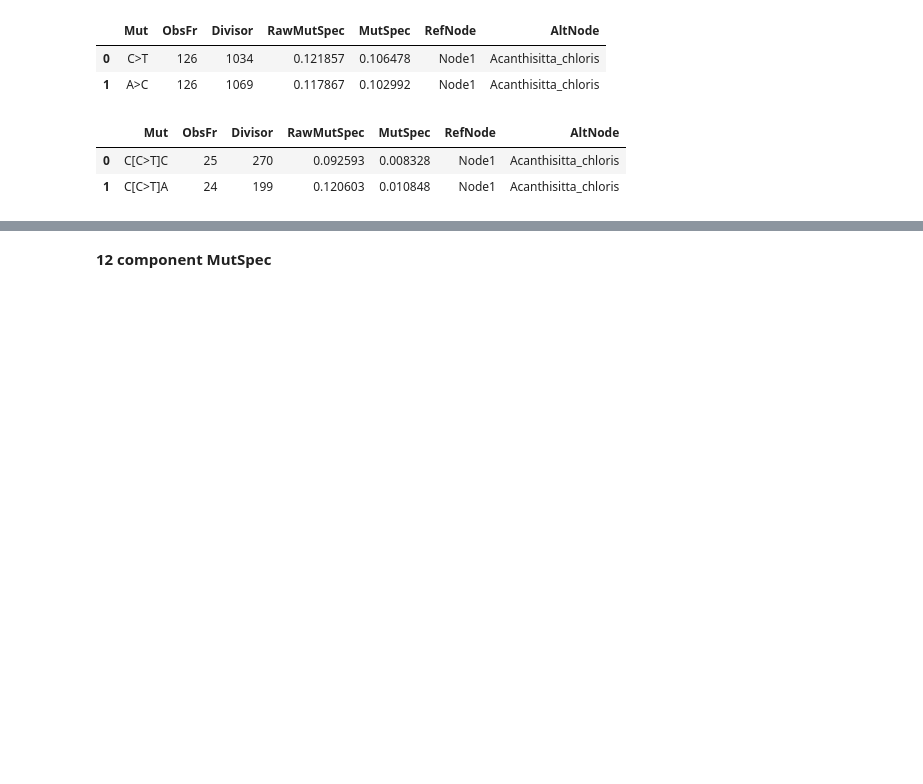
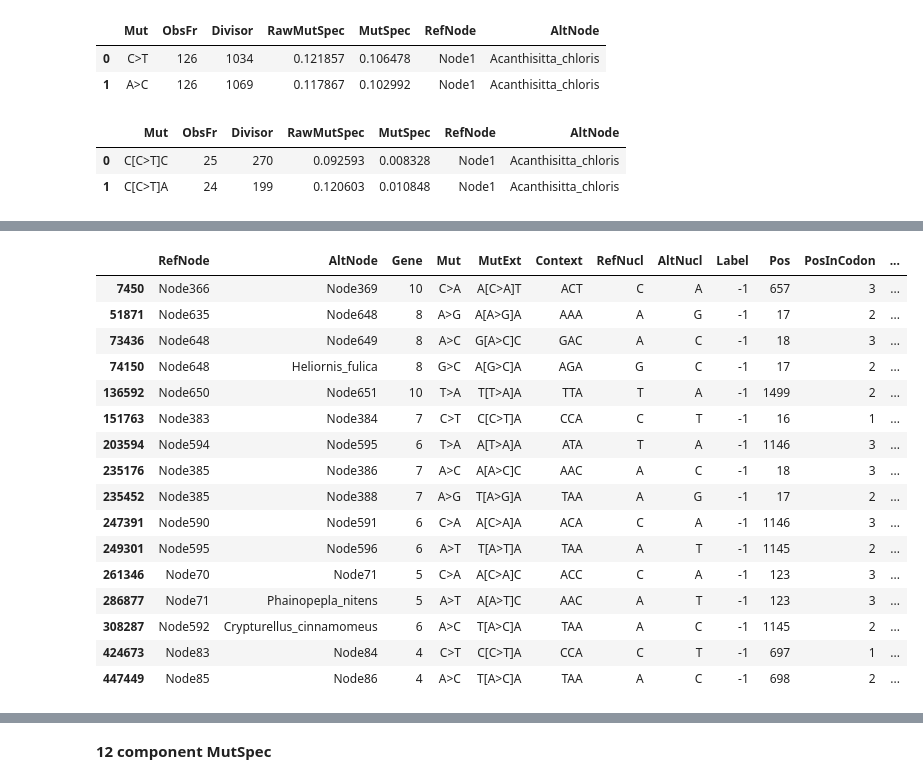
Before and after one commit to kpotoh/birds, a Jupyter notebook: nb/mut_extraction_birds.ipynb, the cells around one changed output, grey strips where cells are left out. Cells and saved outputs as stored; diff of their text form; code cells hidden in the pictures; blank space fills up the shorter version.

```diff
--- a/nb/mut_extraction_birds.ipynb
+++ b/nb/mut_extraction_birds.ipynb
@@ -281,0 +297,25 @@ plt.title("Distribution of edge mutation number")
+# %%
+nonsense_muts = mutations[
+    (mutations.Label < 0) &
+    (mutations.RefNucl.isin(list("ACGT"))) &
+    (mutations.AltNucl.isin(list("ACGT")))
+]
+nonsense_muts
+# %% [output]
+|  | RefNode | AltNode | Gene | Mut | MutExt | Context | RefNucl | AltNucl | Label | Pos | PosInCodon | ... |
+| 7450 | Node366 | Node369 | 10 | C>A | A[C>A]T | ACT | C | A | -1 | 657 | 3 | ... |
+| 51871 | Node635 | Node648 | 8 | A>G | A[A>G]A | AAA | A | G | -1 | 17 | 2 | ... |
+| 73436 | Node648 | Node649 | 8 | A>C | G[A>C]C | GAC | A | C | -1 | 18 | 3 | ... |
+| 74150 | Node648 | Heliornis_fulica | 8 | G>C | A[G>C]A | AGA | G | C | -1 | 17 | 2 | ... |
+| 136592 | Node650 | Node651 | 10 | T>A | T[T>A]A | TTA | T | A | -1 | 1499 | 2 | ... |
+| 151763 | Node383 | Node384 | 7 | C>T | C[C>T]A | CCA | C | T | -1 | 16 | 1 | ... |
+| 203594 | Node594 | Node595 | 6 | T>A | A[T>A]A | ATA | T | A | -1 | 1146 | 3 | ... |
+| 235176 | Node385 | Node386 | 7 | A>C | A[A>C]C | AAC | A | C | -1 | 18 | 3 | ... |
+| 235452 | Node385 | Node388 | 7 | A>G | T[A>G]A | TAA | A | G | -1 | 17 | 2 | ... |
+| 247391 | Node590 | Node591 | 6 | C>A | A[C>A]A | ACA | C | A | -1 | 1146 | 3 | ... |
+| 249301 | Node595 | Node596 | 6 | A>T | T[A>T]A | TAA | A | T | -1 | 1145 | 2 | ... |
+| 261346 | Node70 | Node71 | 5 | C>A | A[C>A]C | ACC | C | A | -1 | 123 | 3 | ... |
+| 286877 | Node71 | Phainopepla_nitens | 5 | A>T | A[A>T]C | AAC | A | T | -1 | 123 | 3 | ... |
+| 308287 | Node592 | Crypturellus_cinnamomeus | 6 | A>C | T[A>C]A | TAA | A | C | -1 | 1145 | 2 | ... |
+| 424673 | Node83 | Node84 | 4 | C>T | C[C>T]A | CCA | C | T | -1 | 697 | 1 | ... |
+| 447449 | Node85 | Node86 | 4 | A>C | T[A>C]A | TAA | A | C | -1 | 698 | 2 | ... |
```
Also changed, not shown: parts of 10 cells of this notebook, 1 other file.
